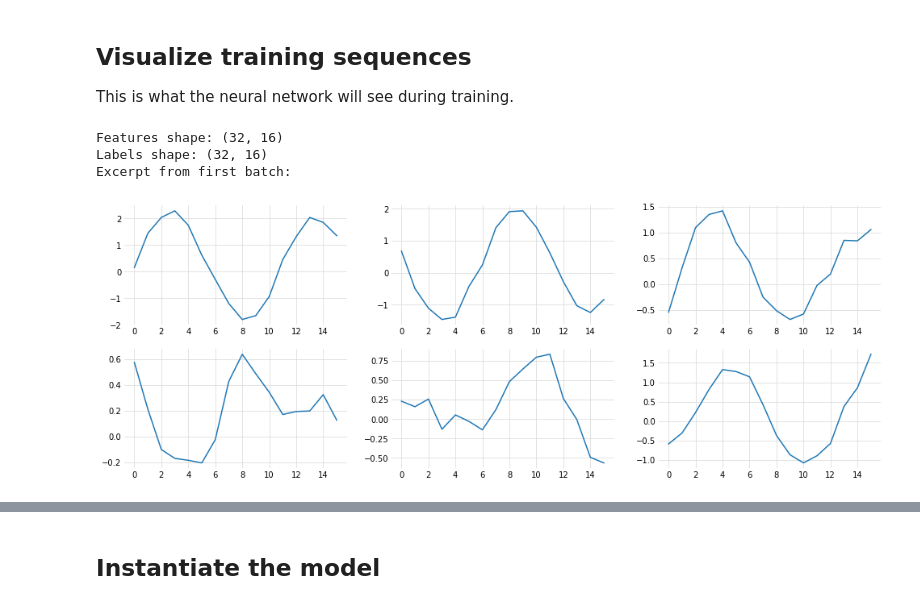
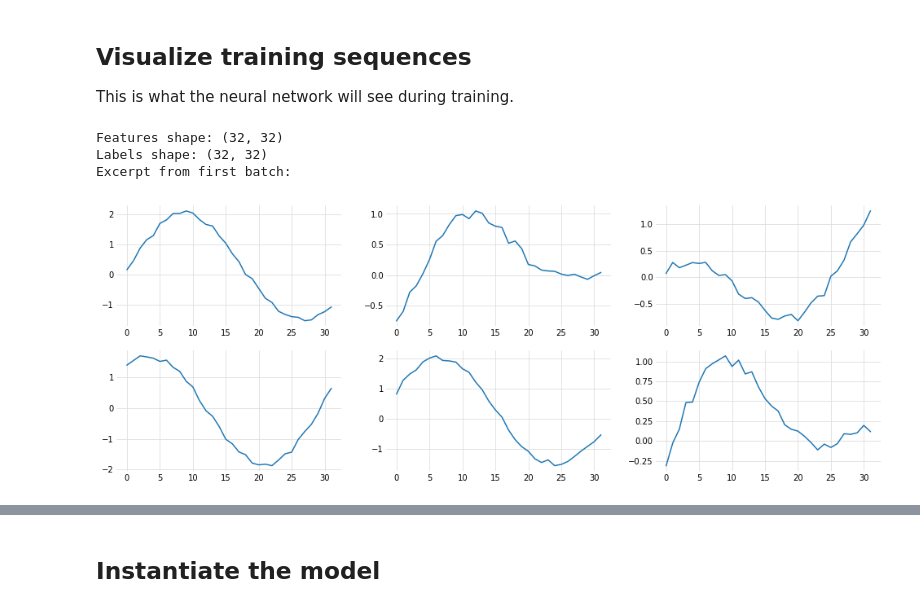
Before and after one commit to dnadamson/tensorflow-rnn-tutorial, a Jupyter notebook: tutorial/01_RNN_generator_solution.ipynb, the cells around one changed output, grey strips where cells are left out. Saved outputs shown, nothing was run; the diff lists cells and outputs as text; code cells hidden in the pictures.

```diff
--- a/tutorial/01_RNN_generator_solution.ipynb
+++ b/tutorial/01_RNN_generator_solution.ipynb
@@ -18,13 +19,13 @@ Tensorflow version: 1.7.0
 # %% [markdown]
 ## Generate fake dataset
 # %%
-WAVEFORM_SELECT = 2 # select 0, 1 or 2
+WAVEFORM_SELECT = 0 # select 0, 1 or 2
 
 def create_time_series(datalen):
     # good waveforms
     frequencies = [(0.2, 0.15), (0.35, 0.3), (0.6, 0.55)]
     freq1, freq2 = frequencies[WAVEFORM_SELECT]
-    noise = [np.random.random()*0.2 for i in range(datalen)]
+    noise = [np.random.random()*0.1 for i in range(datalen)]
     x1 = np.sin(np.arange(0,datalen) * freq1)  + noise
     x2 = np.sin(np.arange(0,datalen) * freq2)  + noise
     x = x1 + x2
@@ -39,32 +40,30 @@ plt.show()
 # %% [markdown]
 ## Hyperparameters
 # %%
-RNN_CELLSIZE = 64   # size of the RNN cells
-N_LAYERS = 2         # number of stacked RNN cells (needed for tensor shapes but code must be changed manually)
-SEQLEN = 16         # unrolled sequence length
+NB_EPOCHS = 10
+
+RNN_CELLSIZE = 80   # size of the RNN cells
+N_LAYERS = 2        # number of stacked RNN cells (needed for tensor shapes but code must be changed manually)
+SEQLEN = 32         # unrolled sequence length
 BATCHSIZE = 32      # mini-batch size
-DROPOUT_PKEEP = 0.7 # probability of neurons not being dropped (should be between 0.5 and 1)
+DROPOUT_PKEEP = 0.7 # dropout: probability of neurons being kept (NOT dropped). Should be between 0.5 and 1.
 # %% [markdown]
 ## Visualize training sequences
 This is what the neural network will see during training.
 # %%
 # The function dumb_minibatch_sequencer splits the data into batches of sequences sequentially.
 for features, labels, epoch in utils_batching.dumb_minibatch_sequencer(data, BATCHSIZE, SEQLEN, nb_epochs=1):
     break
 print("Features shape: " + str(features.shape))
 print("Labels shape: " + str(labels.shape))
 print("Excerpt from first batch:")
-subplot = 231
-for i in range(6):
-    plt.subplot(subplot)
-    plt.plot(features[i])
-    subplot += 1
-plt.show()
+
+utils_display.picture_this_7(features)
 # %% [output]
-Features shape: (32, 16)
-Labels shape: (32, 16)
+Features shape: (32, 32)
+Labels shape: (32, 32)
 Excerpt from first batch:
-[figure, old version]
+[figure, new version]
 # %% [markdown]
 ## The model definition
 ![deep RNN schematic](images/RNN1.svg)
```
Also changed, not shown: parts of 8 cells of this notebook, 5 other files.
